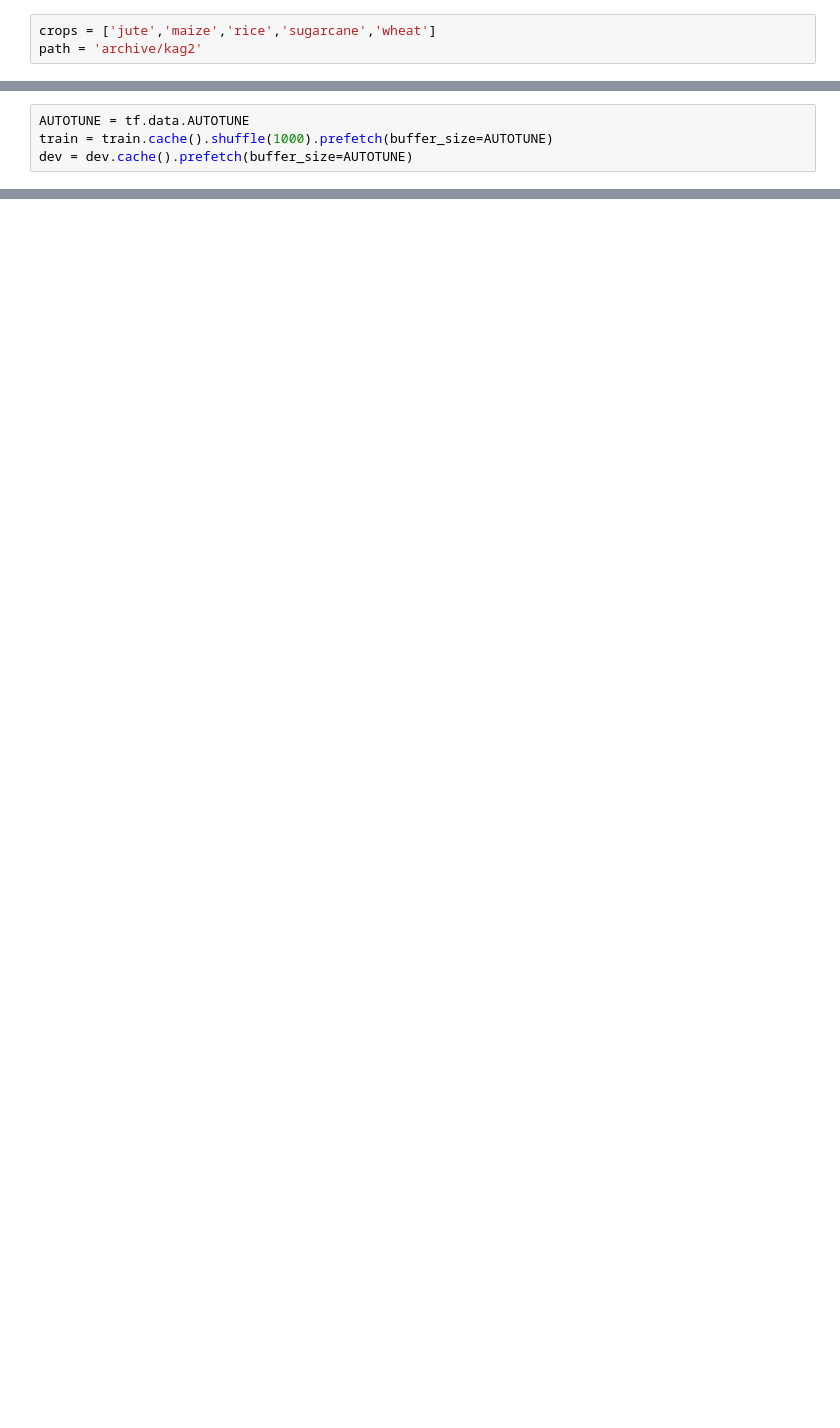
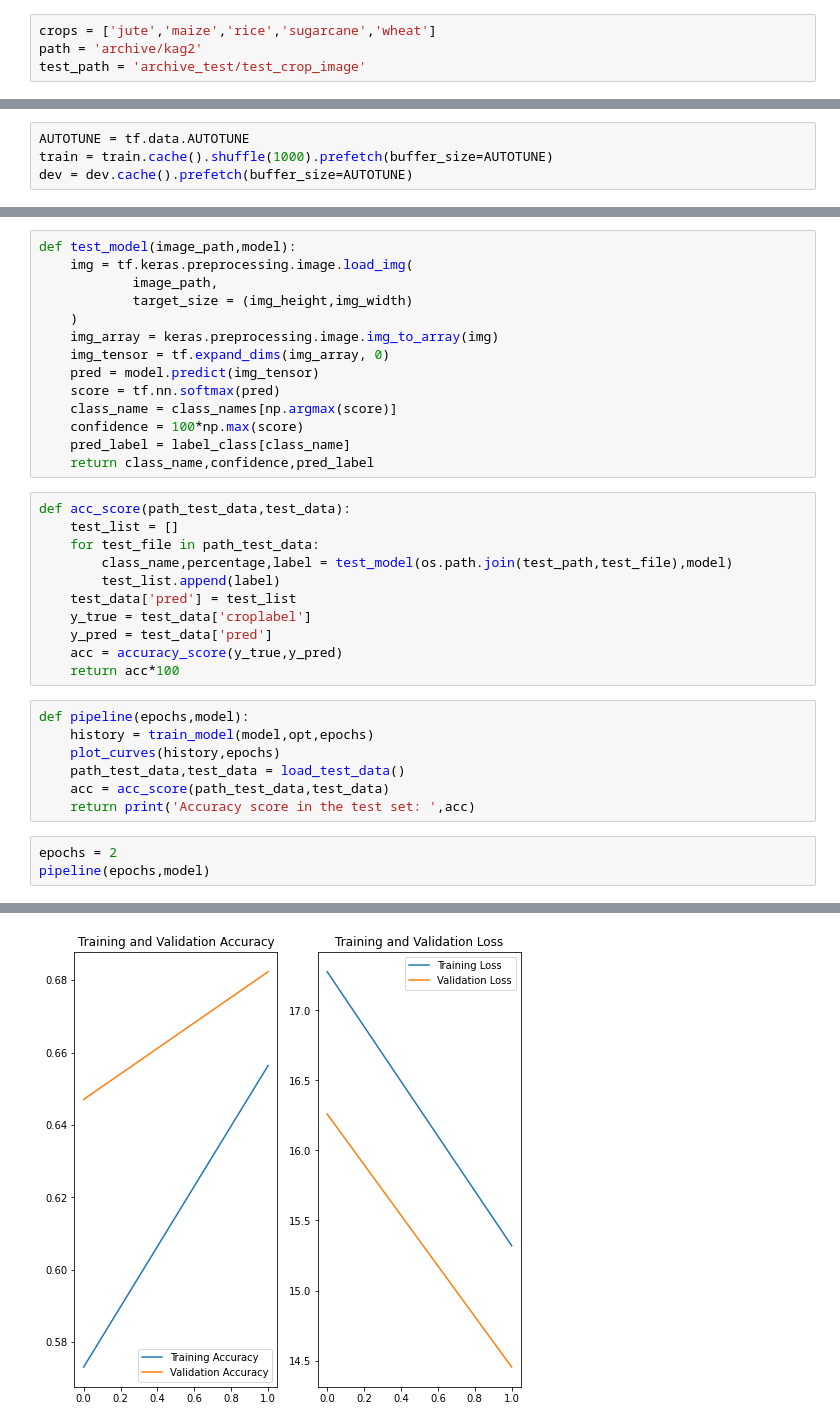
Before and after one commit to nicolasbuitragob/crop_images_clf, a Jupyter notebook: crop_clf.ipynb, the cells around one changed output, grey strips where cells are left out. Saved outputs shown, nothing was run; the diff lists cells and outputs as text; blank space fills up the shorter version.

Commit message:
functions and pipeline for train and test added

```diff
--- a/crop_clf.ipynb
+++ b/crop_clf.ipynb
@@ -14,6 +15,7 @@ with zipfile.ZipFile('archive.zip','r') as f:
 # %%
 crops = ['jute','maize','rice','sugarcane','wheat']
 path = 'archive/kag2'
+test_path = 'archive_test/test_crop_image'
 # %%
 img_height = 256
 img_width = 256
@@ -68,0 +121,36 @@ model = Sequential([
+# %%
+def test_model(image_path,model):
+    img = tf.keras.preprocessing.image.load_img(
+            image_path,
+            target_size = (img_height,img_width)
+    )
+    img_array = keras.preprocessing.image.img_to_array(img)
+    img_tensor = tf.expand_dims(img_array, 0)
+    pred = model.predict(img_tensor)
+    score = tf.nn.softmax(pred)
+    class_name = class_names[np.argmax(score)]
+    confidence = 100*np.max(score)
+    pred_label = label_class[class_name]
+    return class_name,confidence,pred_label
+# %%
+def acc_score(path_test_data,test_data):
+    test_list = []
+    for test_file in path_test_data:
+        class_name,percentage,label = test_model(os.path.join(test_path,test_file),model)
+        test_list.append(label)
+    test_data['pred'] = test_list
+    y_true = test_data['croplabel']
+    y_pred = test_data['pred']
+    acc = accuracy_score(y_true,y_pred)
+    return acc*100
+# %%
+def pipeline(epochs,model):
+    history = train_model(model,opt,epochs)
+    plot_curves(history,epochs)
+    path_test_data,test_data = load_test_data()
+    acc = acc_score(path_test_data,test_data)
+    return print('Accuracy score in the test set: ',acc)
+# %%
+epochs = 2
+pipeline(epochs,model)
+# %% [output]
@@ -68,0 +161 @@ model = Sequential([
+[figure, added]
```
Also changed, not shown: parts of 25 cells of this notebook.
